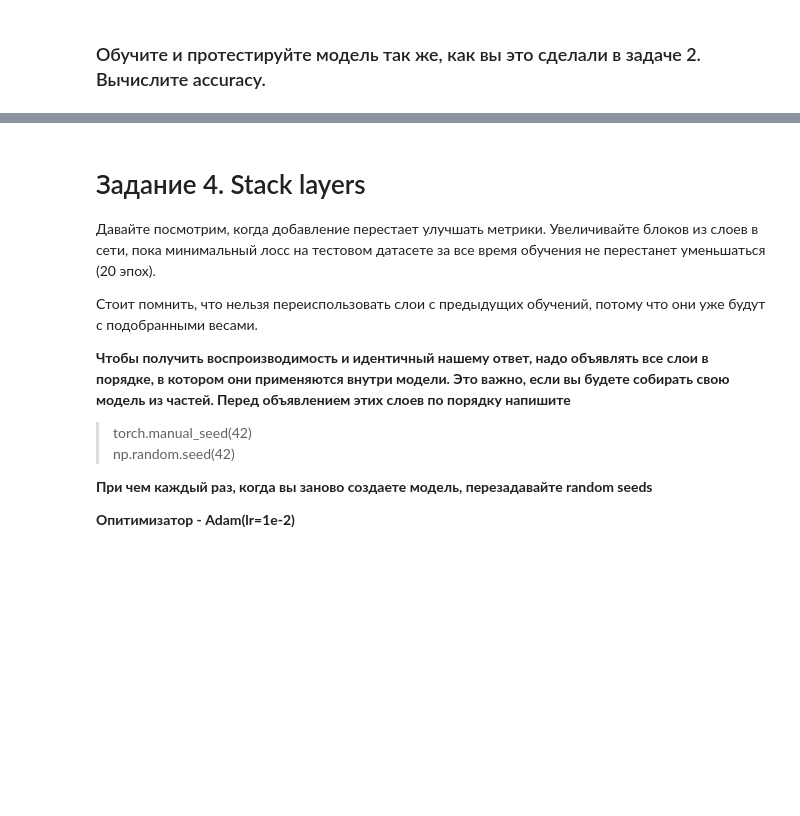
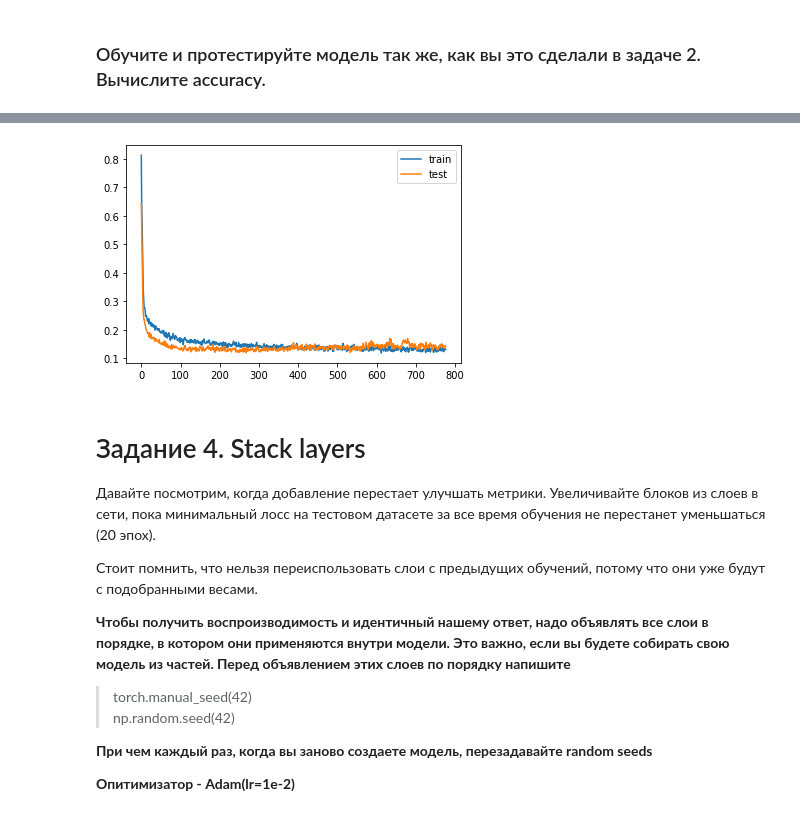
Before and after one commit to apropazhin/DLS_2020, a Jupyter notebook: Week 5 - Neural Networks/[homework]neural_networks_pytorch.ipynb, the cells around one changed output, grey strips where cells are left out. Drawn from its saved outputs; the diff is of its cells as text; code cells hidden in the pictures; blank space fills up the shorter version.

```diff
--- a/Week 5 - Neural Networks/[homework]neural_networks_pytorch.ipynb
+++ b/Week 5 - Neural Networks/[homework]neural_networks_pytorch.ipynb
@@ -295,9 +337,9 @@ optimizer = <YOUR CODE>
 ### Обучите и протестируйте модель так же, как вы это сделали в задаче 2. Вычислите accuracy.
 # %%
 #YOUR CODE
-
-train_acc = <YOUR CODE>
-test_acc = <YOUR CODE>
+train_losses, test_losses = train(X_train, y_train, X_test, y_test, 777)
+train_acc = accuracy_score(y_train, train_pred_labels)
+test_acc = accuracy_score(y_test, test_pred_labels)
 
 
 assert train_acc > 0.9, "Если уж классифицировать звезды, которые уже видел, то не хуже, чем в 90% случаев"
@@ -305,3 +351,10 @@ assert test_acc > 0.9, "Новые звезды тоже надо классиф
+# %%
+plt.plot(range(len(train_losses)), train_losses, label='train')
+plt.plot(range(len(test_losses)), test_losses, label='test')
+plt.legend()
+plt.show()
+# %% [output]
+[figure, added]
 # %% [markdown]
 # Задание 4. Stack layers
 
```
Also changed, not shown: parts of 19 cells of this notebook.
